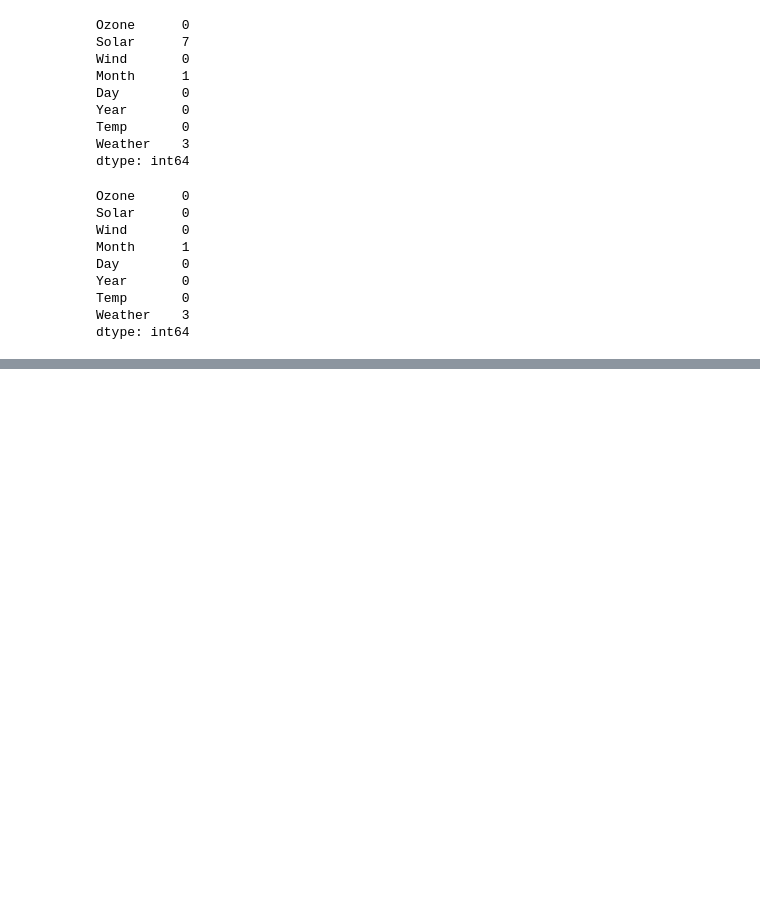
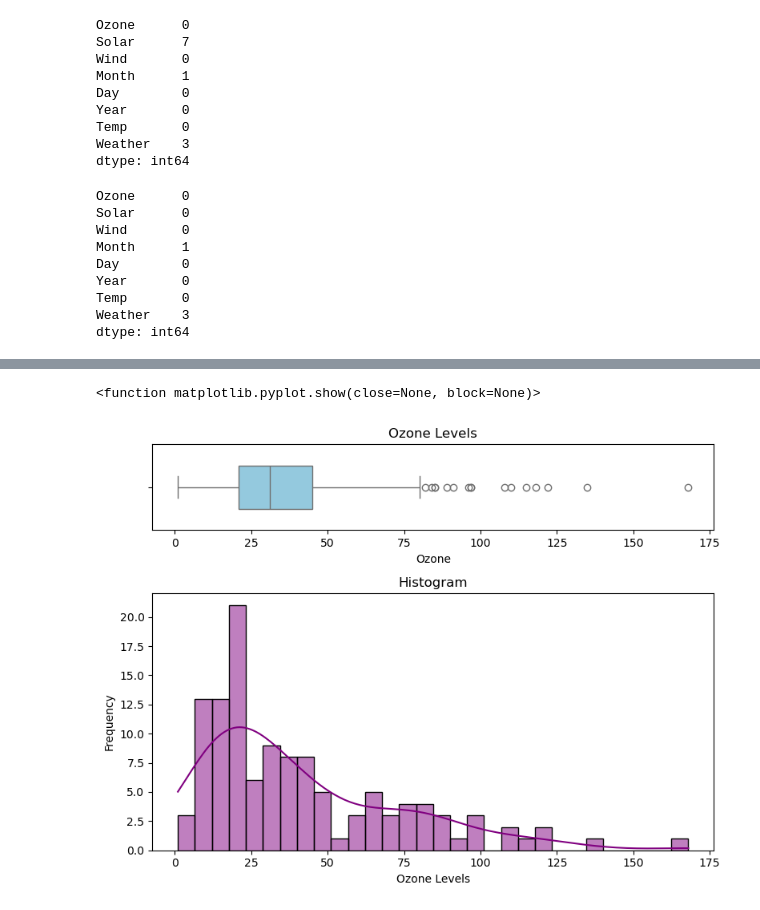
Before and after one commit to HARSHA0096/AIML_HARSHA, a Jupyter notebook: EDA 1.ipynb, the cells around one changed output, grey strips where cells are left out. Cells and saved outputs as stored; diff of their text form; code cells hidden in the pictures; blank space fills up the shorter version.

```diff
--- a/EDA 1.ipynb
+++ b/EDA 1.ipynb
@@ -235,3 +235,7 @@ Year       0
 Temp       0
 Weather    3
 dtype: int64
+# %%
+print(data1["Weather"].value_counts())
+mode_weather = data1["Weather"].mode()[0]
+print(mode_weather)
@@ -237,0 +249,3 @@ dtype: int64
+# %%
+data1['Weather']=data1['Weather'].fillna(mode_weather)
+data1.isnull().sum()
@@ -237,0 +262,18 @@ dtype: int64
+# %%
+fig, axes = plt.subplots(2,1,figsize=(8,6),gridspec_kw={'height_ratios':[1,3]})
+
+sns.boxplot(data=data1["Ozone"],ax=axes[0],color='skyblue',width=0.5,orient = 'h')
+axes[0].set_title("Boxplot")
+axes[0].set_title("Ozone Levels")
+
+sns.histplot(data["Ozone"],kde=True,ax=axes[1],color='purple',bins=30)
+axes[1].set_title("Histogram")
+axes[1].set_xlabel("Ozone Levels")
+axes[1].set_ylabel("Frequency")
+
+plt.tight_layout()
+
+plt.show
+# %% [output]
+<function matplotlib.pyplot.show(close=None, block=None)>
+[figure, added]
```
Also changed, not shown: parts of 2 cells of this notebook.
